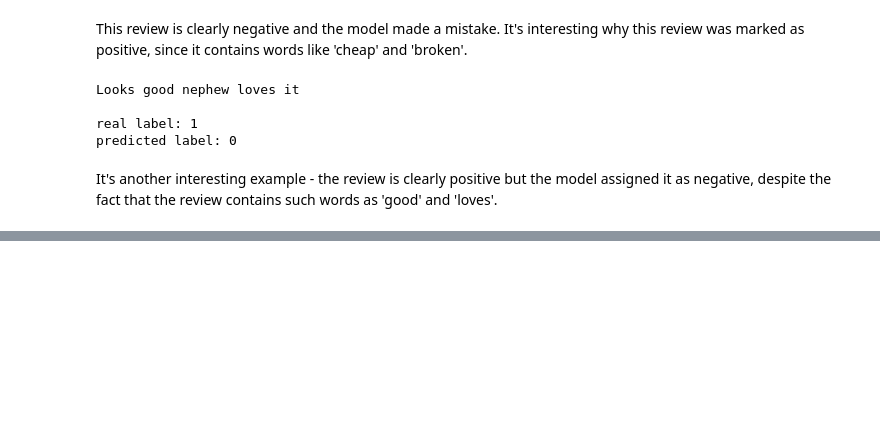
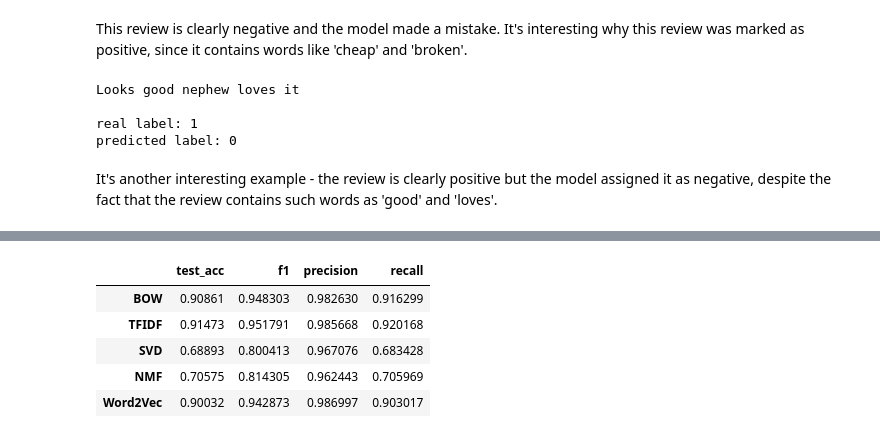
Before and after one commit to klaudia-nazarko/nlp-sentiment-analysis, a Jupyter notebook: toys_0_models.ipynb, the cells around one changed output, grey strips where cells are left out. Cells and saved outputs as stored; diff of their text form; code cells hidden in the pictures; blank space fills up the shorter version.

```diff
--- a/toys_0_models.ipynb
+++ b/toys_0_models.ipynb
@@ -244,0 +254,14 @@ f.df_model_cv(smote_cv, embeddings_names, results_names)
+# %%
+mixed_pipeline = make_pipeline(SMOTE(random_state=9, sampling_strategy=0.33, n_jobs=-1),
+                 RandomUnderSampler(random_state=9, sampling_strategy=0.66),
+                 SGDClassifier(random_state=9, n_jobs=-1))
+
+mixed_cv = f.model_cv(mixed_pipeline, embeddings_positive, y)
+f.df_model_cv(mixed_cv, embeddings_names, results_names)
+# %% [output]
+|  | test_acc | f1 | precision | recall |
+| BOW | 0.90861 | 0.948303 | 0.982630 | 0.916299 |
+| TFIDF | 0.91473 | 0.951791 | 0.985668 | 0.920168 |
+| SVD | 0.68893 | 0.800413 | 0.967076 | 0.683428 |
+| NMF | 0.70575 | 0.814305 | 0.962443 | 0.705969 |
+| Word2Vec | 0.90032 | 0.942873 | 0.986997 | 0.903017 |
```
Also changed, not shown: parts of 4 cells of this notebook, 1 other file.
